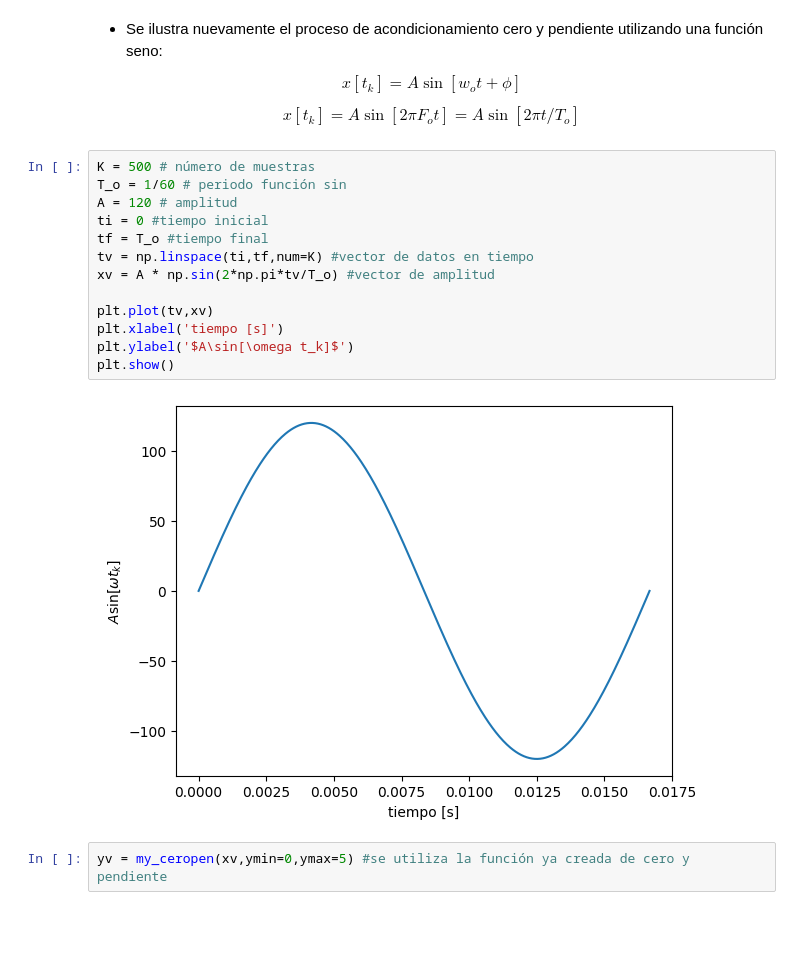
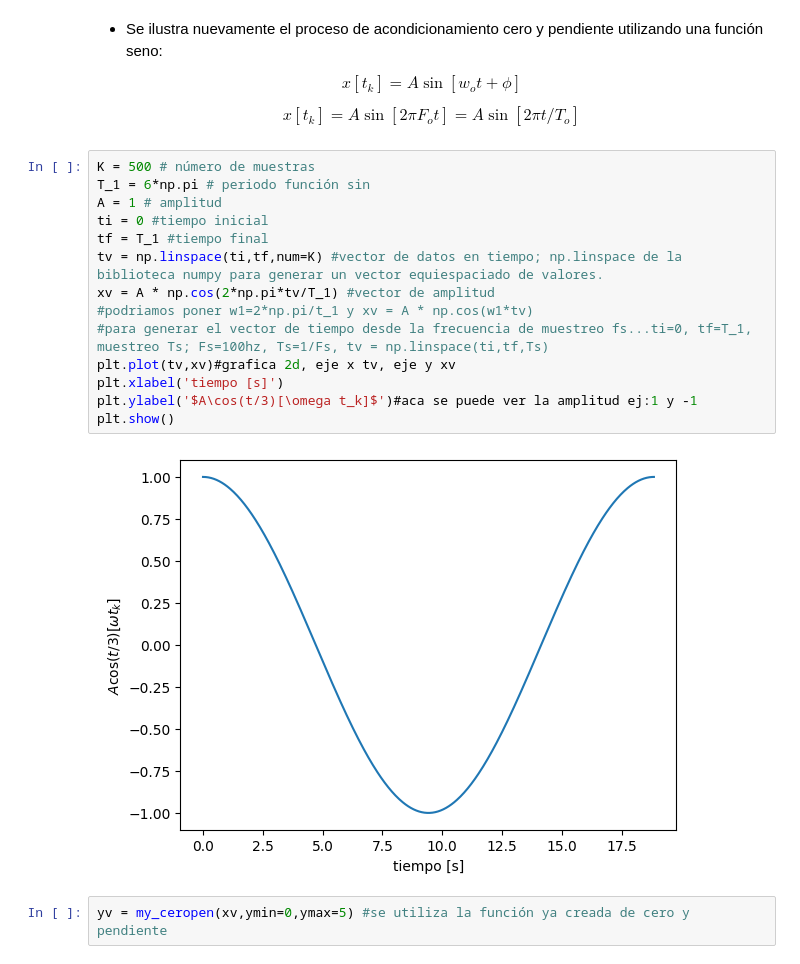
Before and after one commit to sofial47/senalesysistemas, a Jupyter notebook: cuaderno1.ipynb, the cells around one changed output. Saved outputs shown, nothing was run; the diff lists cells and outputs as text; blank space fills up the shorter version.

```diff
--- a/cuaderno1.ipynb
+++ b/cuaderno1.ipynb
@@ -296,19 +296,20 @@ $$x[t_k] = A \sin[w_o t + \phi]$$
 $$x[t_k] = A \sin[2 \pi F_o t] = A \sin[2 \pi t / T_o ]$$
 # %%
 K = 500 # número de muestras
-T_o = 1/60 # periodo función sin
-A = 120 # amplitud
+T_1 = 6*np.pi # periodo función sin
+A = 1 # amplitud
 ti = 0 #tiempo inicial
-tf = T_o #tiempo final
-tv = np.linspace(ti,tf,num=K) #vector de datos en tiempo
-xv = A * np.sin(2*np.pi*tv/T_o) #vector de amplitud
-
-plt.plot(tv,xv)
+tf = T_1 #tiempo final
+tv = np.linspace(ti,tf,num=K) #vector de datos en tiempo; np.linspace de la biblioteca numpy para generar un vector equiespaciado de valores.
+xv = A * np.cos(2*np.pi*tv/T_1) #vector de amplitud
+#podriamos poner w1=2*np.pi/t_1 y xv = A * np.cos(w1*tv)
+#para generar el vector de tiempo desde la frecuencia de muestreo fs...ti=0, tf=T_1, muestreo Ts; Fs=100hz, Ts=1/Fs, tv = np.linspace(ti,tf,Ts)
+plt.plot(tv,xv)#grafica 2d, eje x tv, eje y xv
 plt.xlabel('tiempo [s]')
-plt.ylabel('$A\sin[\omega t_k]$')
+plt.ylabel('$A\cos(t/3)[\omega t_k]$')#aca se puede ver la amplitud ej:1 y -1
 plt.show()
 # %% [output]
-[figure, old version]
+[figure, new version]
 # %%
 yv = my_ceropen(xv,ymin=0,ymax=5) #se utiliza la función ya creada de cero y pendiente
 # %%
```
Also changed, not shown: parts of 15 cells of this notebook.
